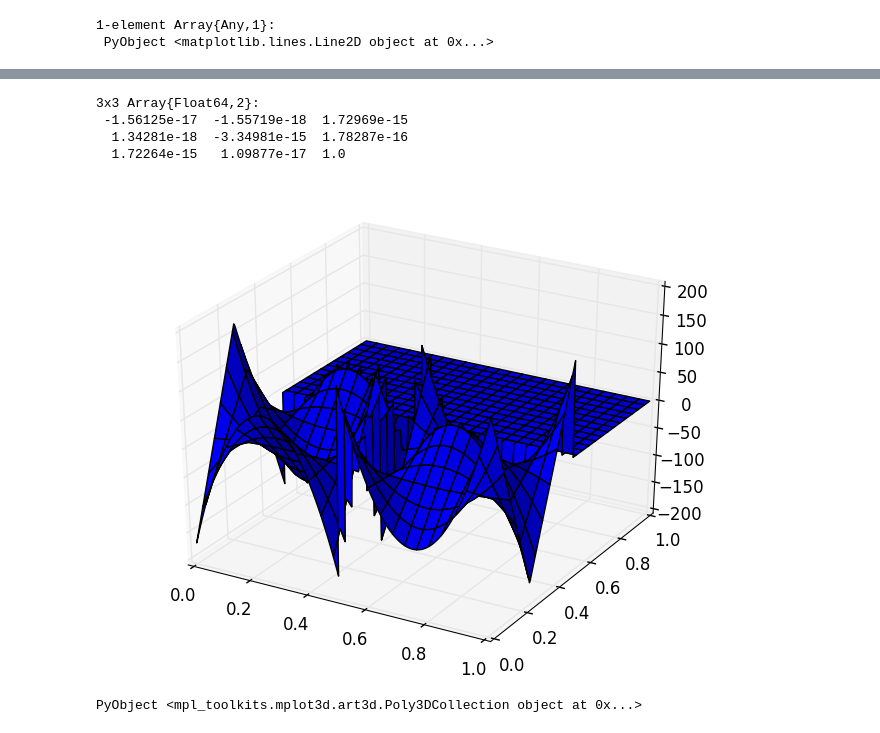
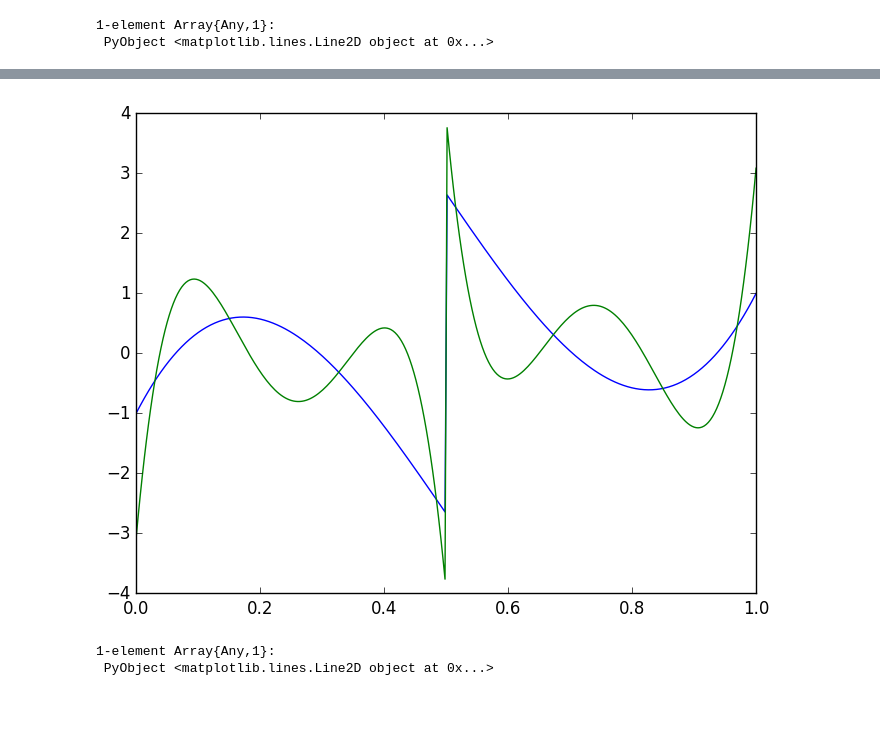
Before and after one commit to ABAtanasov/Sparse-Grids, a Jupyter notebook: Julia Code/Testing Differentiation.ipynb, the cells around one changed output, grey strips where cells are left out. Cells and saved outputs as stored; diff of their text form; code cells hidden in the pictures; blank space fills up the shorter version.

```diff
--- a/Julia Code/Testing Differentiation.ipynb
+++ b/Julia Code/Testing Differentiation.ipynb
@@ -243,12 +230,7 @@ Dict{CartesianIndex{2},Array{Array{Float64,N},2}} with 9 entries:
-# %%
-coeffs2[CartesianIndex{2}((3,2))][1,1]
-# %% [output]
-3x3 Array{Float64,2}:
- -1.56125e-17  -1.55719e-18  1.72969e-15
-  1.34281e-18  -3.34981e-15  1.78287e-16
-  1.72264e-15   1.09877e-17  1.0
-# %%
-plotfunc2D(x->dV(1, 3, (2,1), CartesianIndex{2}((1,1)), CartesianIndex{2}((3,3)),[x[1],x[2]]))
-# %% [output]
-[figure, removed]
-PyObject <mpl_toolkits.mplot3d.art3d.Poly3DCollection object at 0x...>
+# %%
+plotfunc1D(x->v(4, 1, 1, 1, x[1]))
+plotfunc1D(x->v(5, 1, 1, 1, x[1]))
+# %% [output]
+[figure, added]
+1-element Array{Any,1}:
+ PyObject <matplotlib.lines.Line2D object at 0x...>
```
Also changed, not shown: parts of 27 cells of this notebook, 4 other files.
